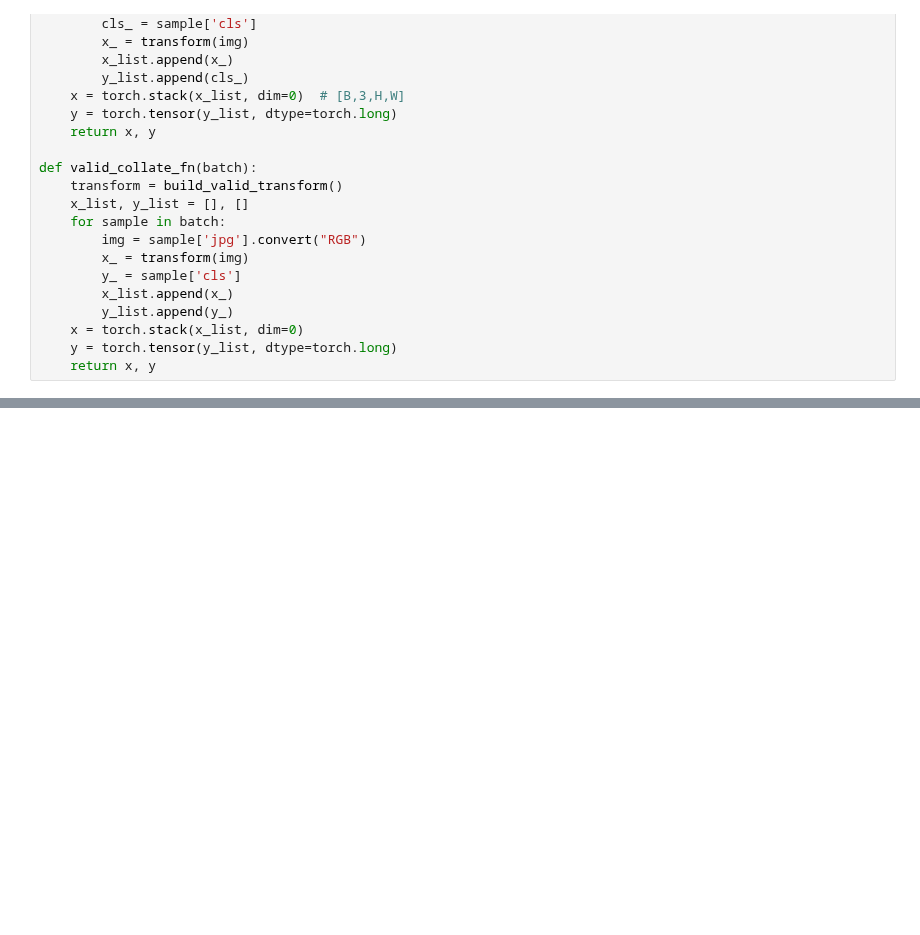
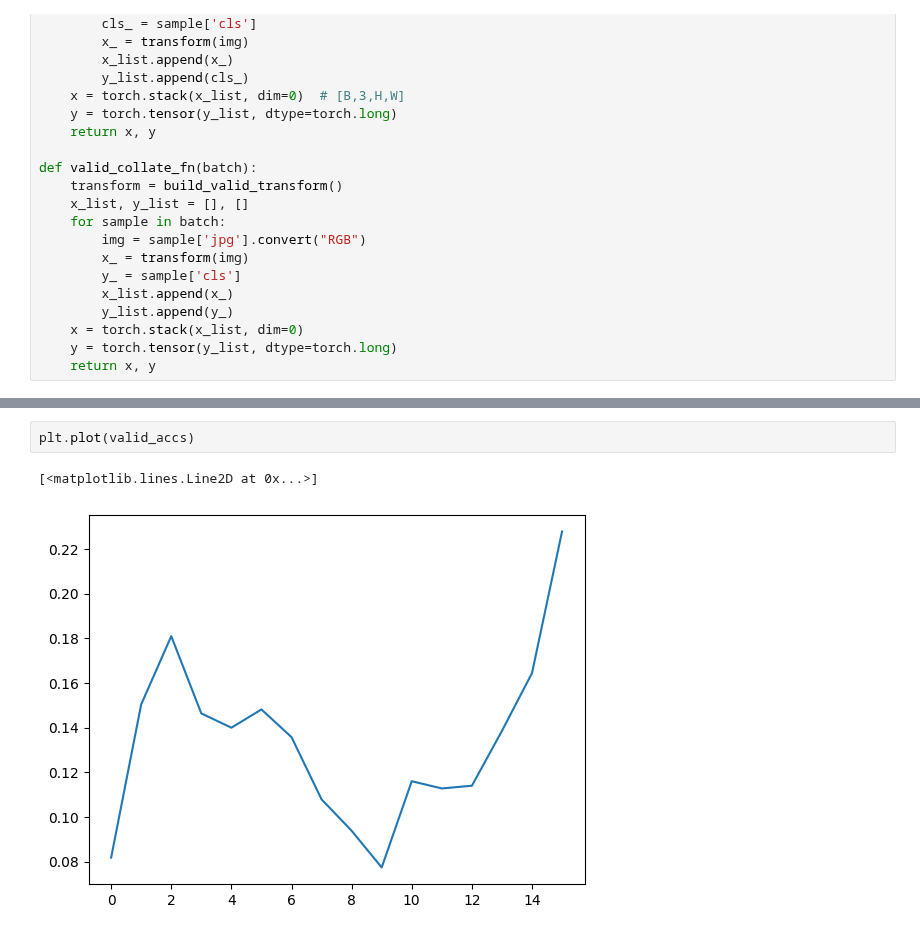
Before and after one commit to danjacobellis/tft, a Jupyter notebook: train/inet_o1.ipynb, the cells around one changed output, grey strips where cells are left out. Drawn from its saved outputs; the diff is of its cells as text; blank space fills up the shorter version.

```diff
--- a/train/inet_o1.ipynb
+++ b/train/inet_o1.ipynb
@@ -397,0 +408,5 @@ print("Training complete!")
+# %%
+plt.plot(valid_accs)
+# %% [output]
+[<matplotlib.lines.Line2D at 0x...>]
+[figure, added]
```
Also changed, not shown: parts of 3 cells of this notebook.
